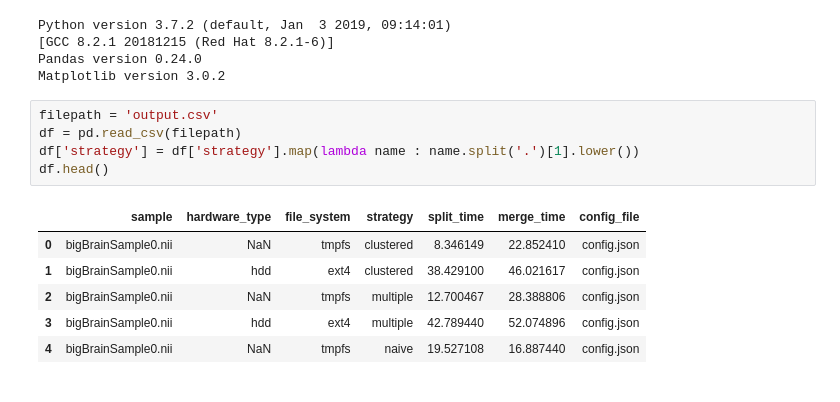
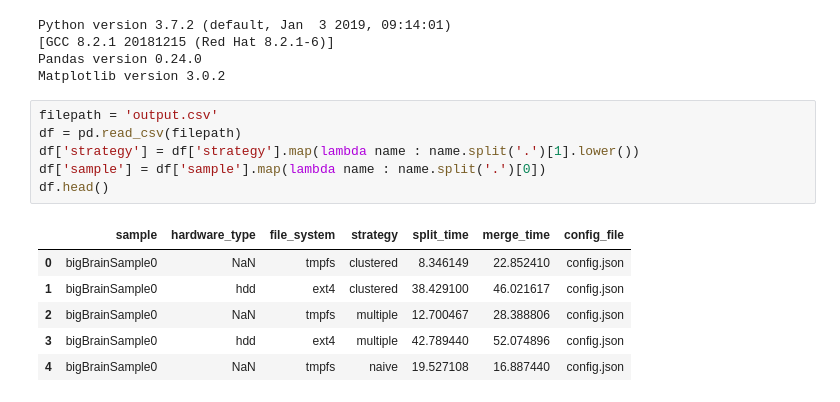
Before and after one commit to GTimothee/samActivities, a Jupyter notebook: experience1/plotted.ipynb, the cells around one changed output. Saved outputs shown, nothing was run; the diff lists cells and outputs as text.

```diff
--- a/experience1/plotted.ipynb
+++ b/experience1/plotted.ipynb
@@ -16,12 +16,13 @@ Matplotlib version 3.0.2
 # %%
 filepath = 'output.csv'
 df = pd.read_csv(filepath)
 df['strategy'] = df['strategy'].map(lambda name : name.split('.')[1].lower())
+df['sample'] = df['sample'].map(lambda name : name.split('.')[0])
 df.head()
 # %% [output]
 |  | sample | hardware_type | file_system | strategy | split_time | merge_time | config_file |
-| 0 | bigBrainSample0.nii | NaN | tmpfs | clustered | 8.346149 | 22.852410 | config.json |
-| 1 | bigBrainSample0.nii | hdd | ext4 | clustered | 38.429100 | 46.021617 | config.json |
-| 2 | bigBrainSample0.nii | NaN | tmpfs | multiple | 12.700467 | 28.388806 | config.json |
-| 3 | bigBrainSample0.nii | hdd | ext4 | multiple | 42.789440 | 52.074896 | config.json |
-| 4 | bigBrainSample0.nii | NaN | tmpfs | naive | 19.527108 | 16.887440 | config.json |
+| 0 | bigBrainSample0 | NaN | tmpfs | clustered | 8.346149 | 22.852410 | config.json |
+| 1 | bigBrainSample0 | hdd | ext4 | clustered | 38.429100 | 46.021617 | config.json |
+| 2 | bigBrainSample0 | NaN | tmpfs | multiple | 12.700467 | 28.388806 | config.json |
+| 3 | bigBrainSample0 | hdd | ext4 | multiple | 42.789440 | 52.074896 | config.json |
+| 4 | bigBrainSample0 | NaN | tmpfs | naive | 19.527108 | 16.887440 | config.json |
```
Also changed, not shown: parts of 4 cells of this notebook.
